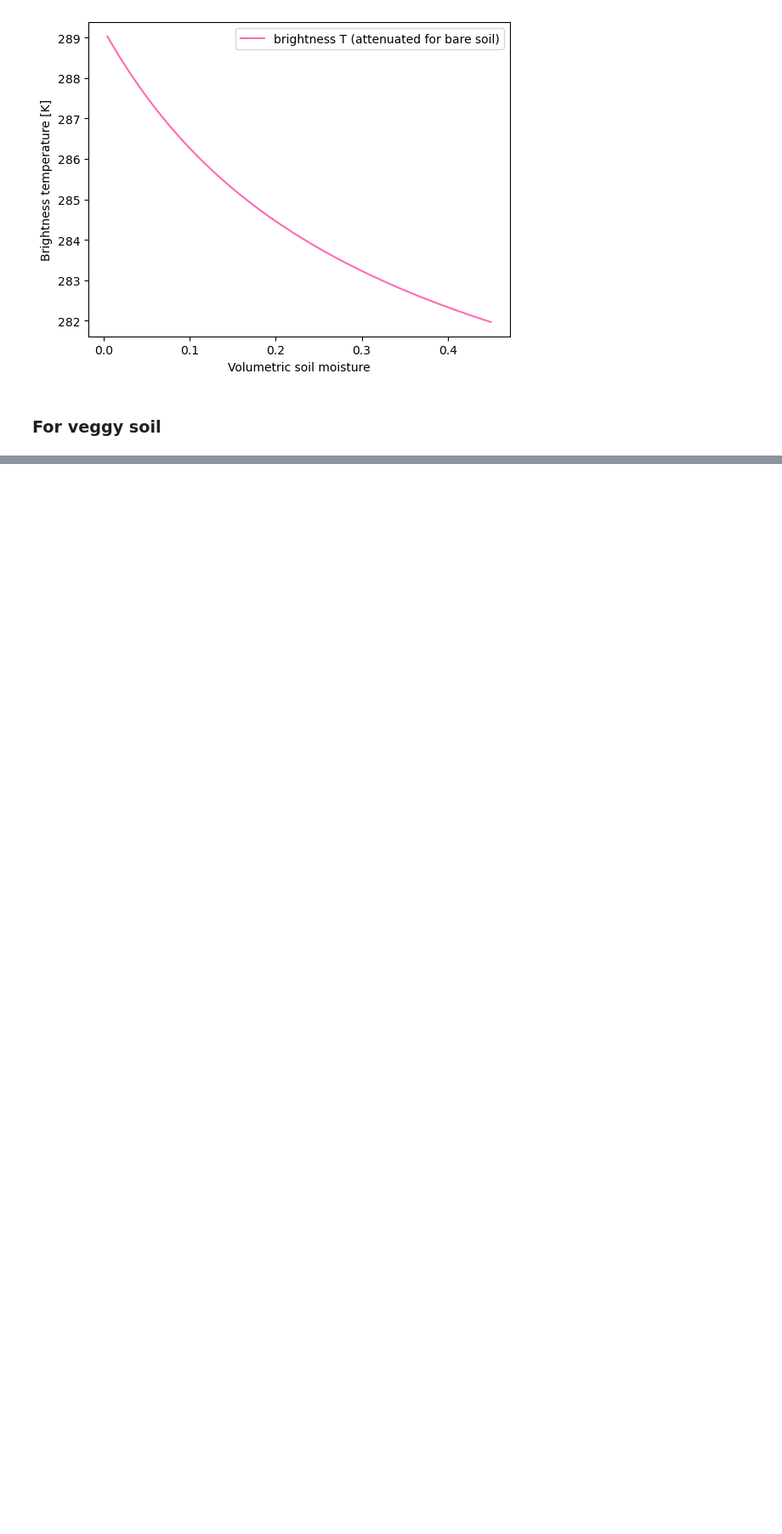
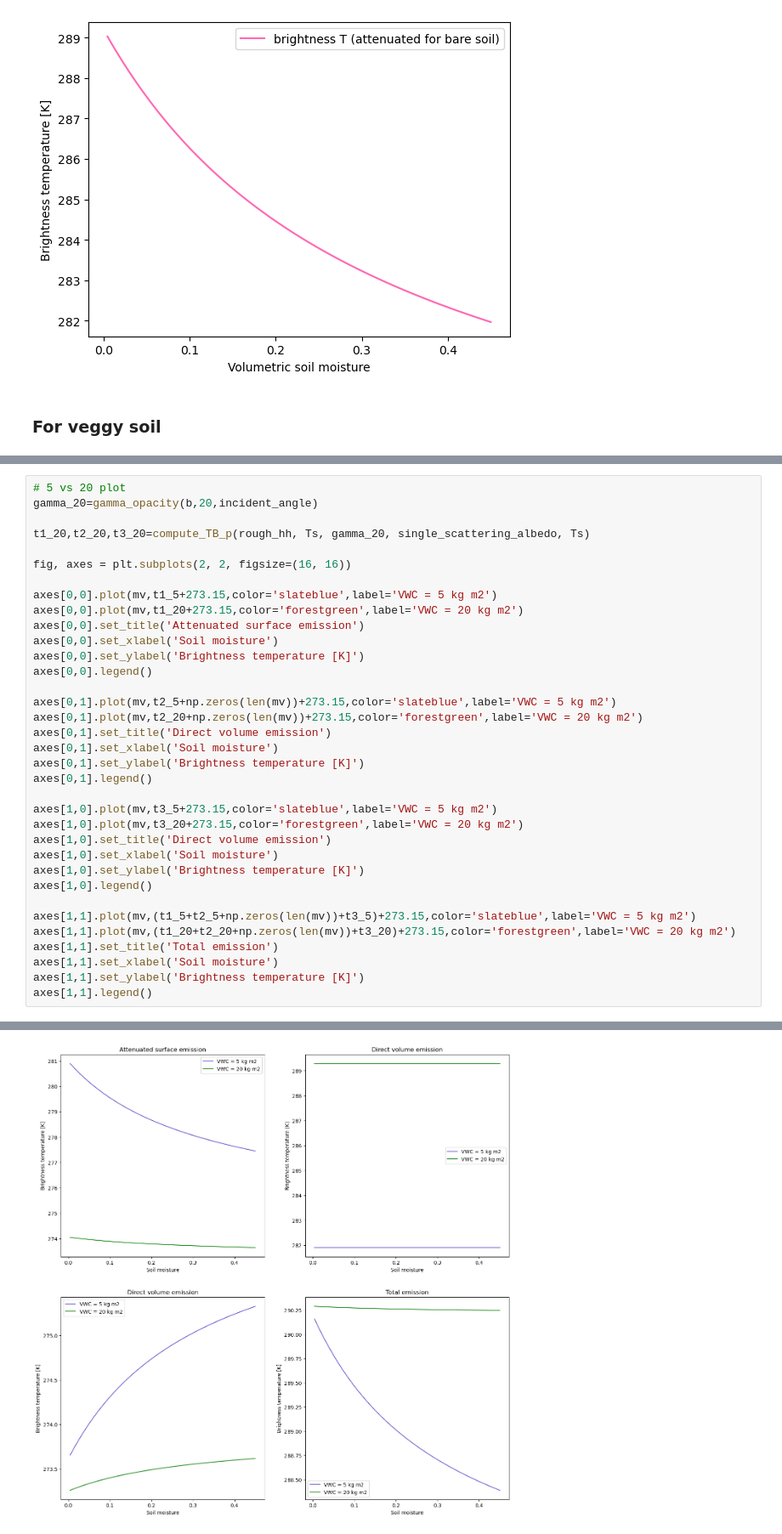
Before and after one commit to debnovalina/PPESO-Practical, a Jupyter notebook: microwave.ipynb, the cells around one changed output, grey strips where cells are left out. Shown: that part at 85% size. Cells and saved outputs as stored; diff of their text form; blank space fills up the shorter version.

```diff
--- a/microwave.ipynb
+++ b/microwave.ipynb
@@ -283,0 +319,36 @@ plt.show()
+# %%
+# 5 vs 20 plot
+gamma_20=gamma_opacity(b,20,incident_angle)
+
+t1_20,t2_20,t3_20=compute_TB_p(rough_hh, Ts, gamma_20, single_scattering_albedo, Ts)
+
+fig, axes = plt.subplots(2, 2, figsize=(16, 16))
+
+axes[0,0].plot(mv,t1_5+273.15,color='slateblue',label='VWC = 5 kg m2')
+axes[0,0].plot(mv,t1_20+273.15,color='forestgreen',label='VWC = 20 kg m2')
+axes[0,0].set_title('Attenuated surface emission')
+axes[0,0].set_xlabel('Soil moisture')
+axes[0,0].set_ylabel('Brightness temperature [K]')
+axes[0,0].legend()
+
+axes[0,1].plot(mv,t2_5+np.zeros(len(mv))+273.15,color='slateblue',label='VWC = 5 kg m2')
+axes[0,1].plot(mv,t2_20+np.zeros(len(mv))+273.15,color='forestgreen',label='VWC = 20 kg m2')
+axes[0,1].set_title('Direct volume emission')
+axes[0,1].set_xlabel('Soil moisture')
+axes[0,1].set_ylabel('Brightness temperature [K]')
+axes[0,1].legend()
+
+axes[1,0].plot(mv,t3_5+273.15,color='slateblue',label='VWC = 5 kg m2')
+axes[1,0].plot(mv,t3_20+273.15,color='forestgreen',label='VWC = 20 kg m2')
+axes[1,0].set_title('Direct volume emission')
+axes[1,0].set_xlabel('Soil moisture')
+axes[1,0].set_ylabel('Brightness temperature [K]')
+axes[1,0].legend()
+
+axes[1,1].plot(mv,(t1_5+t2_5+np.zeros(len(mv))+t3_5)+273.15,color='slateblue',label='VWC = 5 kg m2')
+axes[1,1].plot(mv,(t1_20+t2_20+np.zeros(len(mv))+t3_20)+273.15,color='forestgreen',label='VWC = 20 kg m2')
+axes[1,1].set_title('Total emission')
+axes[1,1].set_xlabel('Soil moisture')
+axes[1,1].set_ylabel('Brightness temperature [K]')
+axes[1,1].legend()
+# %% [output]
@@ -283,0 +356 @@ plt.show()
+[figure, added]
```
Also changed, not shown: parts of 3 cells of this notebook.
